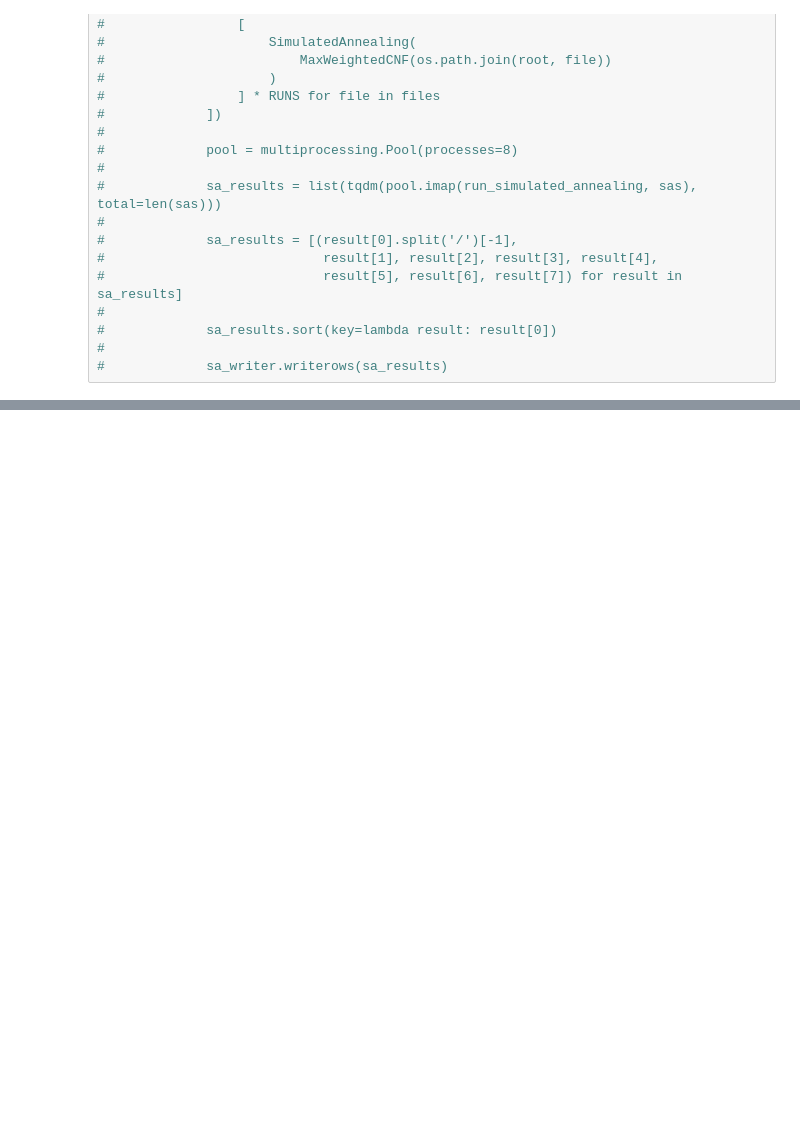
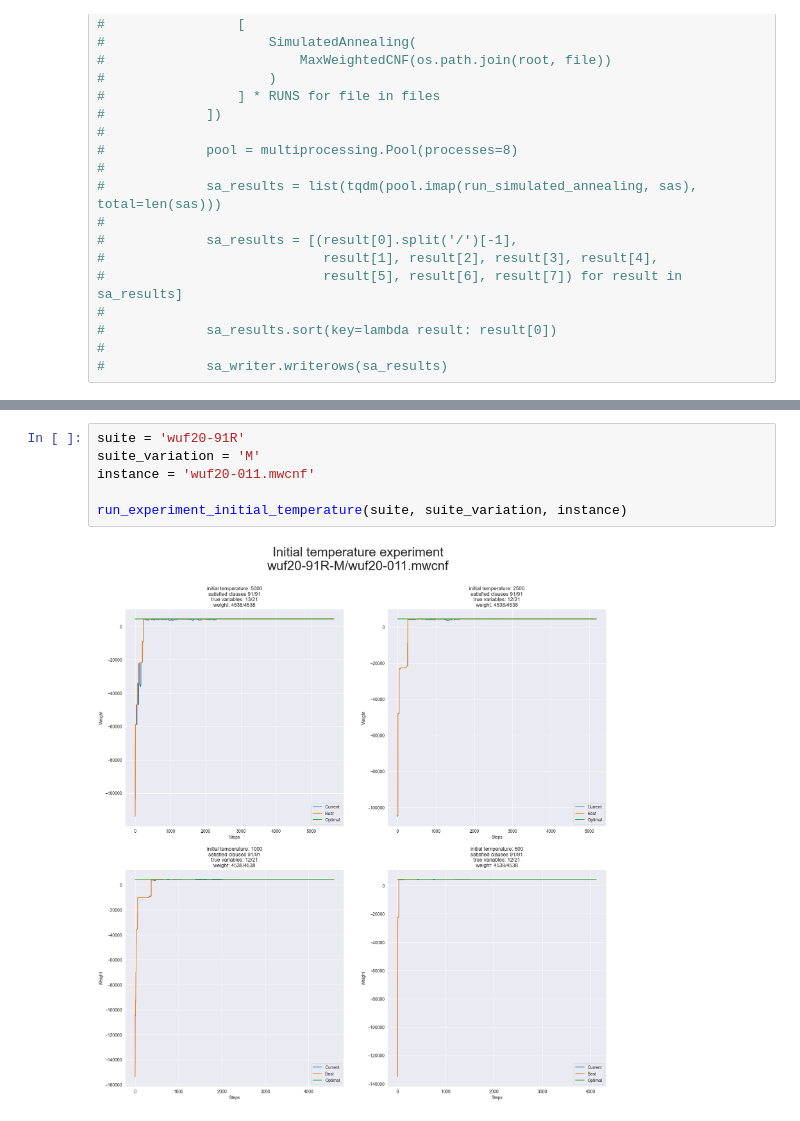
Before and after one commit to zapotocnylubos/ni-kop-heuristic, a Jupyter notebook: main.ipynb, the cells around one changed output, grey strips where cells are left out. Drawn from its saved outputs; the diff is of its cells as text; blank space fills up the shorter version.

```diff
--- a/main.ipynb
+++ b/main.ipynb
@@ -140,3 +148,11 @@ def run_experiment_initial_temperature(suite, suite_variation, instance, initial
+# %%
+suite = 'wuf20-91R'
+suite_variation = 'M'
+instance = 'wuf20-011.mwcnf'
+
+run_experiment_initial_temperature(suite, suite_variation, instance)
+# %% [output]
+[figure, added]
 # %%
 suite = 'wuf50-218'
 suite_variation = 'M'
```
Also changed, not shown: parts of 6 cells of this notebook, 1 other file.
